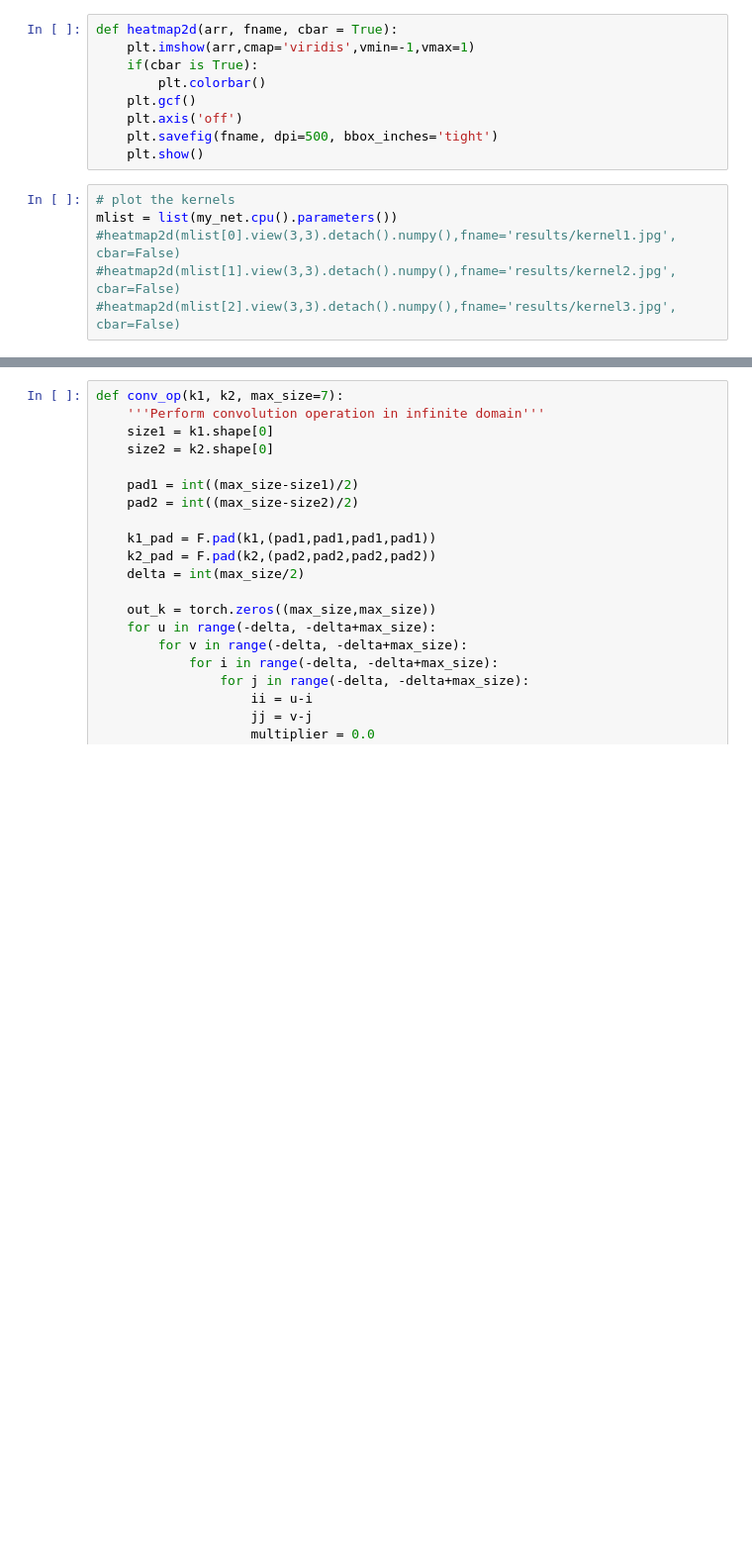
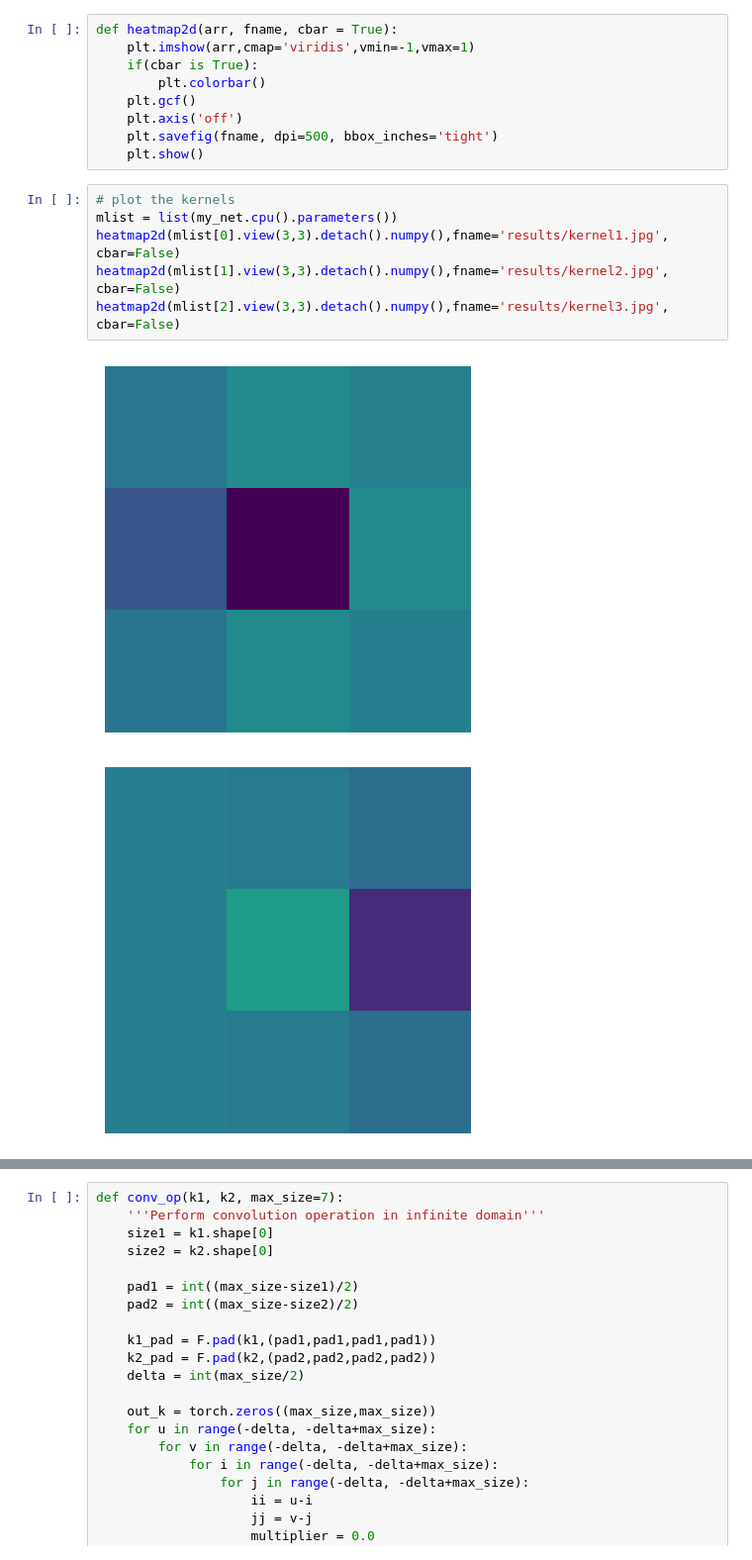
Before and after one commit to ymlasu/MFEA-Net, a Jupyter notebook: MFEANet_thermal_learn.ipynb, the cells around one changed output, grey strips where cells are left out. Shown at 99% size. Drawn from its saved outputs; the diff is of its cells as text; blank space fills up the shorter version.

```diff
--- a/MFEANet_thermal_learn.ipynb
+++ b/MFEANet_thermal_learn.ipynb
@@ -548,6 +251,9 @@ def heatmap2d(arr, fname, cbar = True):
 # %%
 # plot the kernels
 mlist = list(my_net.cpu().parameters())
-#heatmap2d(mlist[0].view(3,3).detach().numpy(),fname='results/kernel1.jpg', cbar=False)
-#heatmap2d(mlist[1].view(3,3).detach().numpy(),fname='results/kernel2.jpg', cbar=False)
-#heatmap2d(mlist[2].view(3,3).detach().numpy(),fname='results/kernel3.jpg', cbar=False)
+heatmap2d(mlist[0].view(3,3).detach().numpy(),fname='results/kernel1.jpg', cbar=False)
+heatmap2d(mlist[1].view(3,3).detach().numpy(),fname='results/kernel2.jpg', cbar=False)
+heatmap2d(mlist[2].view(3,3).detach().numpy(),fname='results/kernel3.jpg', cbar=False)
+# %% [output]
+[figure, added]
+[figure, added]
```
Also changed, not shown: parts of 17 cells of this notebook, 26 other files.
